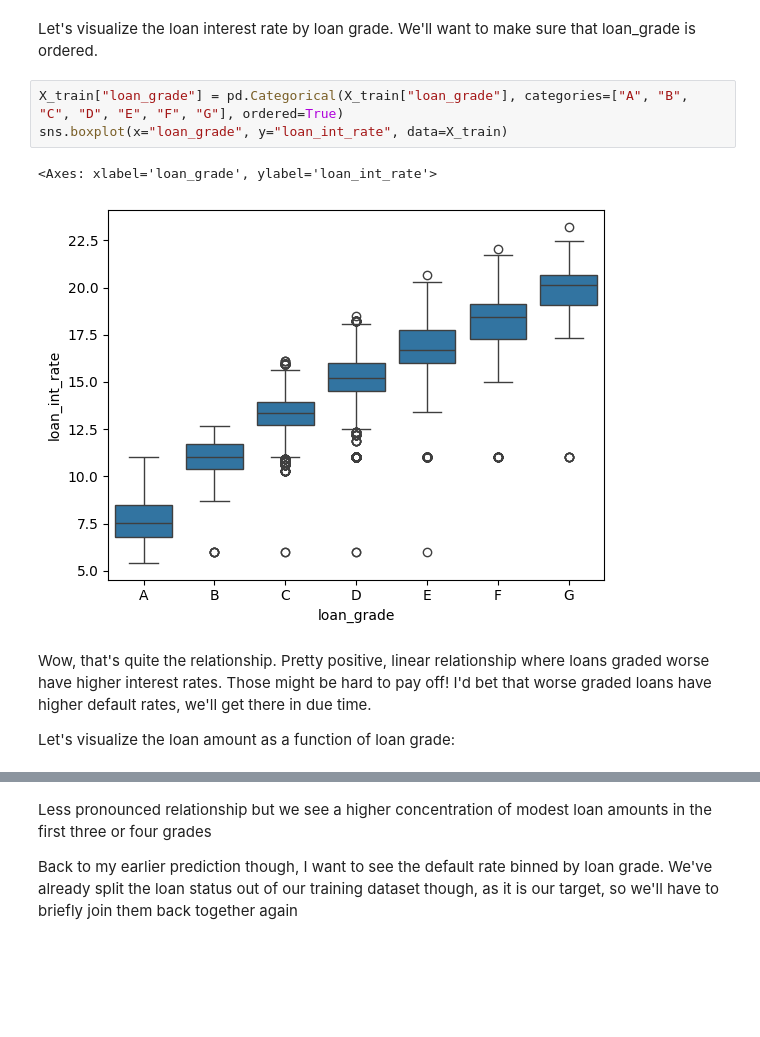
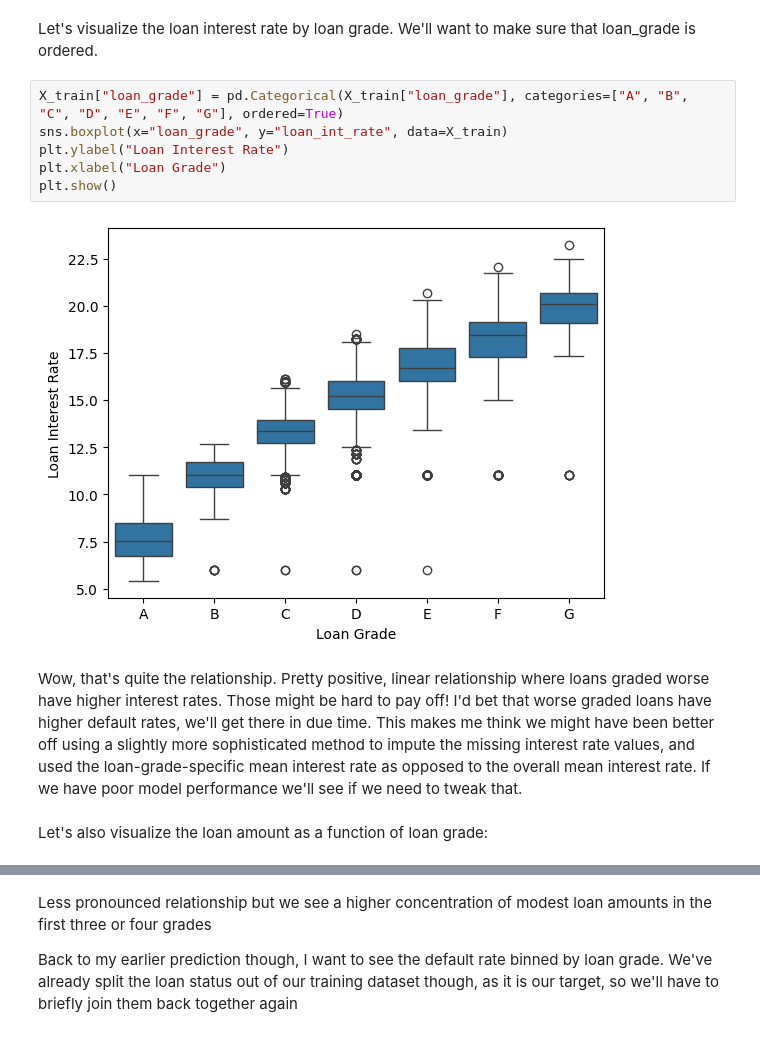
Before and after one commit to BrendanMcEwen1/Credit_Risk, a Jupyter notebook: Credit_Risk.ipynb, the cells around one changed output, grey strips where cells are left out. Cells and saved outputs as stored; diff of their text form; blank space fills up the shorter version.

Commit message:
Tweaks

```diff
--- a/Credit_Risk.ipynb
+++ b/Credit_Risk.ipynb
@@ -342,12 +337,14 @@ Let's visualize the loan interest rate by loan grade. We'll want to make sure th
 # %%
 X_train["loan_grade"] = pd.Categorical(X_train["loan_grade"], categories=["A", "B", "C", "D", "E", "F", "G"], ordered=True)
 sns.boxplot(x="loan_grade", y="loan_int_rate", data=X_train)
+plt.ylabel("Loan Interest Rate")
+plt.xlabel("Loan Grade")
+plt.show()
 # %% [output]
-<Axes: xlabel='loan_grade', ylabel='loan_int_rate'>
-[figure, old version]
+[figure, new version]
 # %% [markdown]
-Wow, that's quite the relationship. Pretty positive, linear relationship where loans graded worse have higher interest rates. Those might be hard to pay off! I'd bet that worse graded loans have higher default rates, we'll get there in due time.
-
-Let's visualize the loan amount as a function of loan grade:
+Wow, that's quite the relationship. Pretty positive, linear relationship where loans graded worse have higher interest rates. Those might be hard to pay off! I'd bet that worse graded loans have higher default rates, we'll get there in due time. This makes me think we might have been better off using a slightly more sophisticated method to impute the missing interest rate values, and used the loan-grade-specific mean interest rate as opposed to the overall mean interest rate. If we have poor model performance we'll see if we need to tweak that.
+# %% [markdown]
+Let's also visualize the loan amount as a function of loan grade:
 # %%
 sns.boxplot(x="loan_grade", y="loan_amnt", data=X_train)
```
Also changed, not shown: parts of 35 cells of this notebook.
